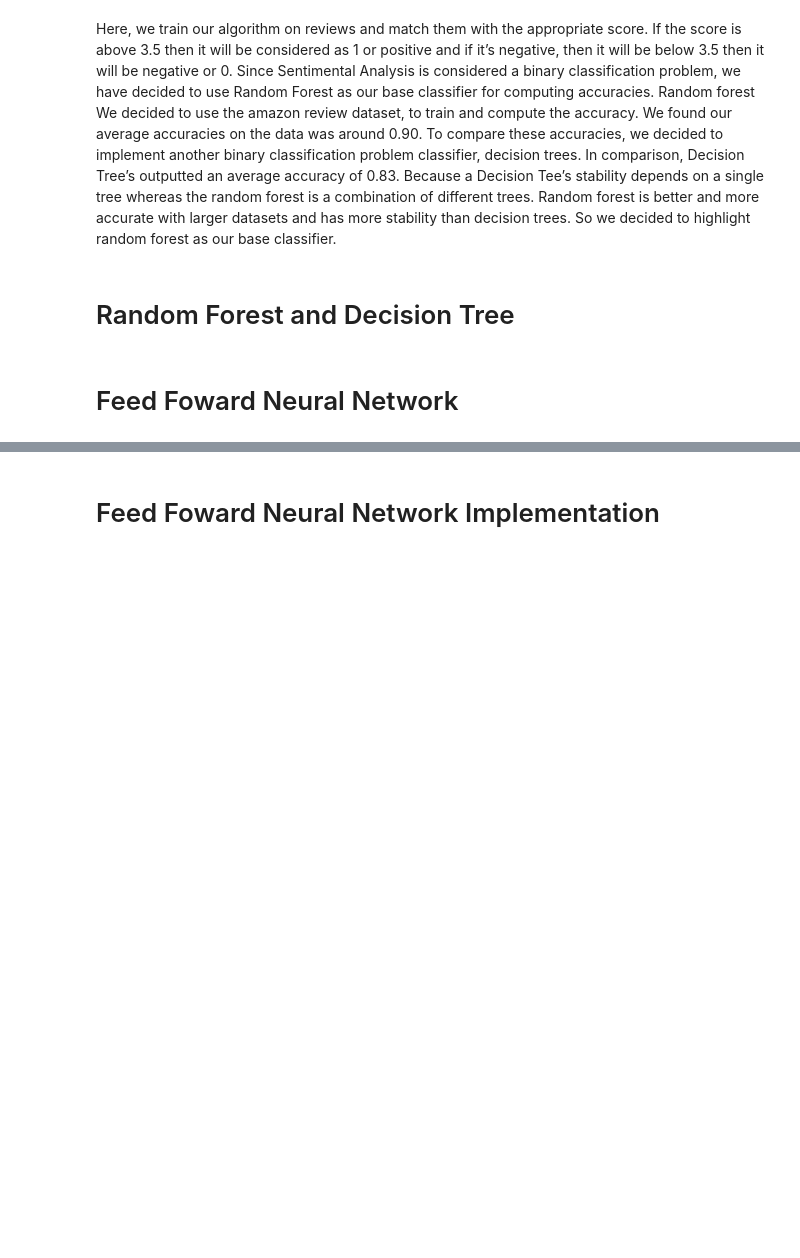
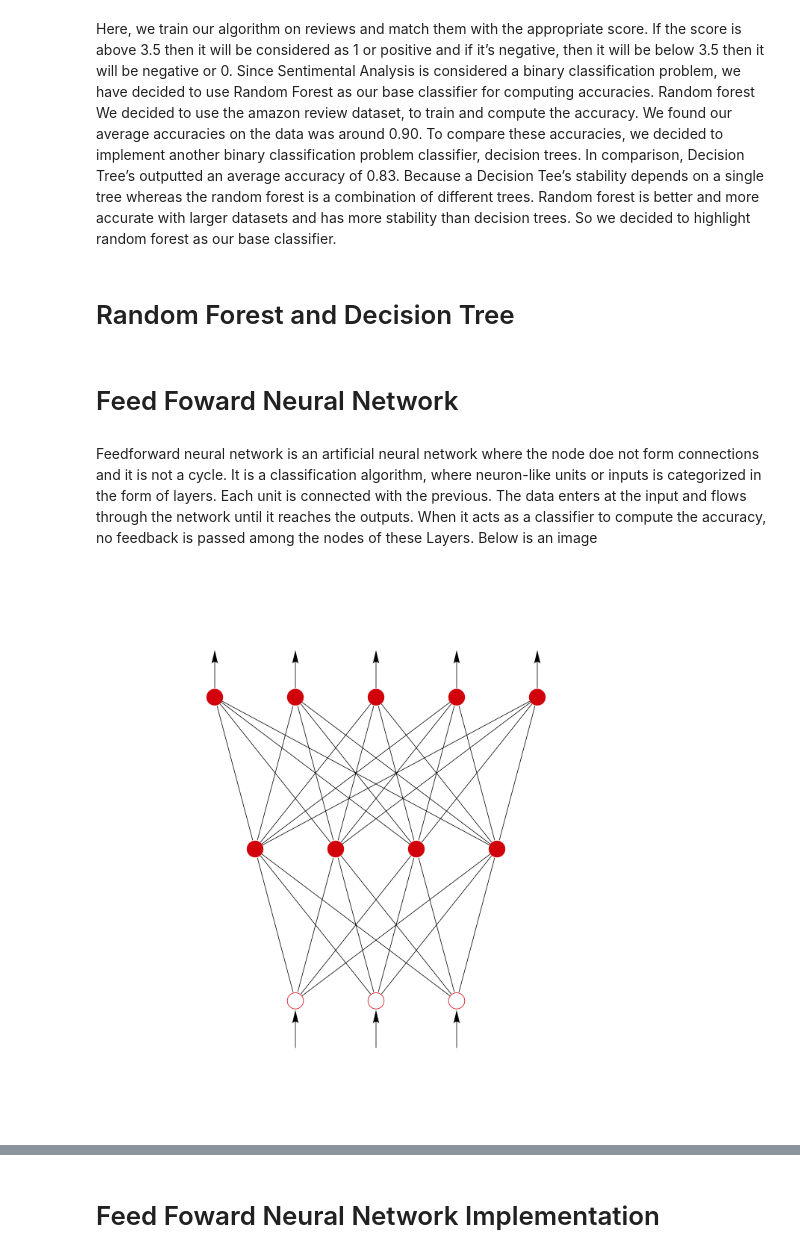
Before and after one commit to MattMessina/ML-Final-Project, a Jupyter notebook: finalNotebook.ipynb, the cells around one changed output, grey strips where cells are left out. Cells and saved outputs as stored; diff of their text form; code cells hidden in the pictures; blank space fills up the shorter version.

```diff
--- a/finalNotebook.ipynb
+++ b/finalNotebook.ipynb
@@ -133,3 +134,9 @@ def run_decision_tree(features, labels):
     return np.mean(y_p)
 # %% [markdown]
 # Feed Foward Neural Network
+# %% [markdown]
+Feedforward neural network is an artificial neural network where the node doe not form connections and it is not a cycle. It is a classification algorithm, where neuron-like units or inputs is categorized in the form of layers. Each unit is connected with the previous. The data enters at the input and flows through the network until it reaches the outputs. When it acts as a classifier to compute the accuracy, no feedback is passed among the nodes of these Layers. Below is an image
+# %%
+Image(filename = "FF.png", width = 800 , height = 200)
+# %% [output]
+[figure, added]
```
Also changed, not shown: parts of 3 cells of this notebook.
